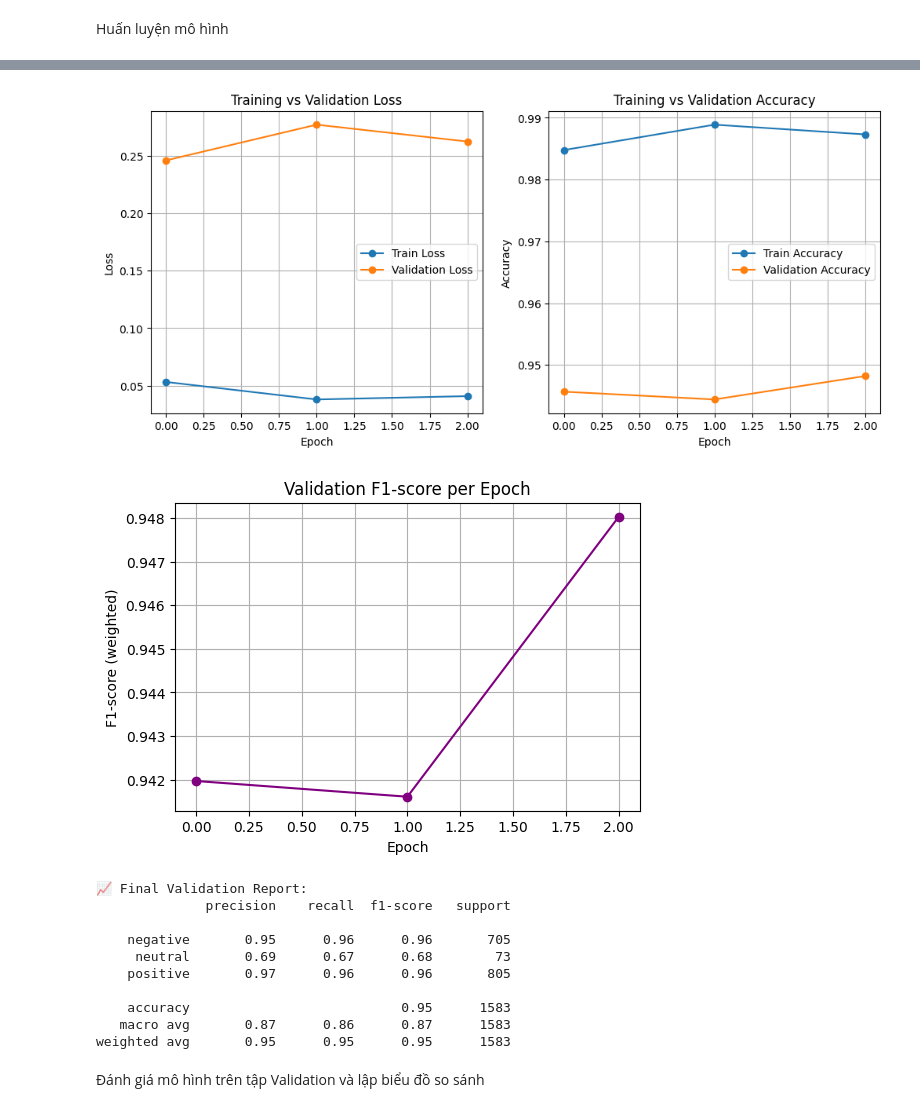
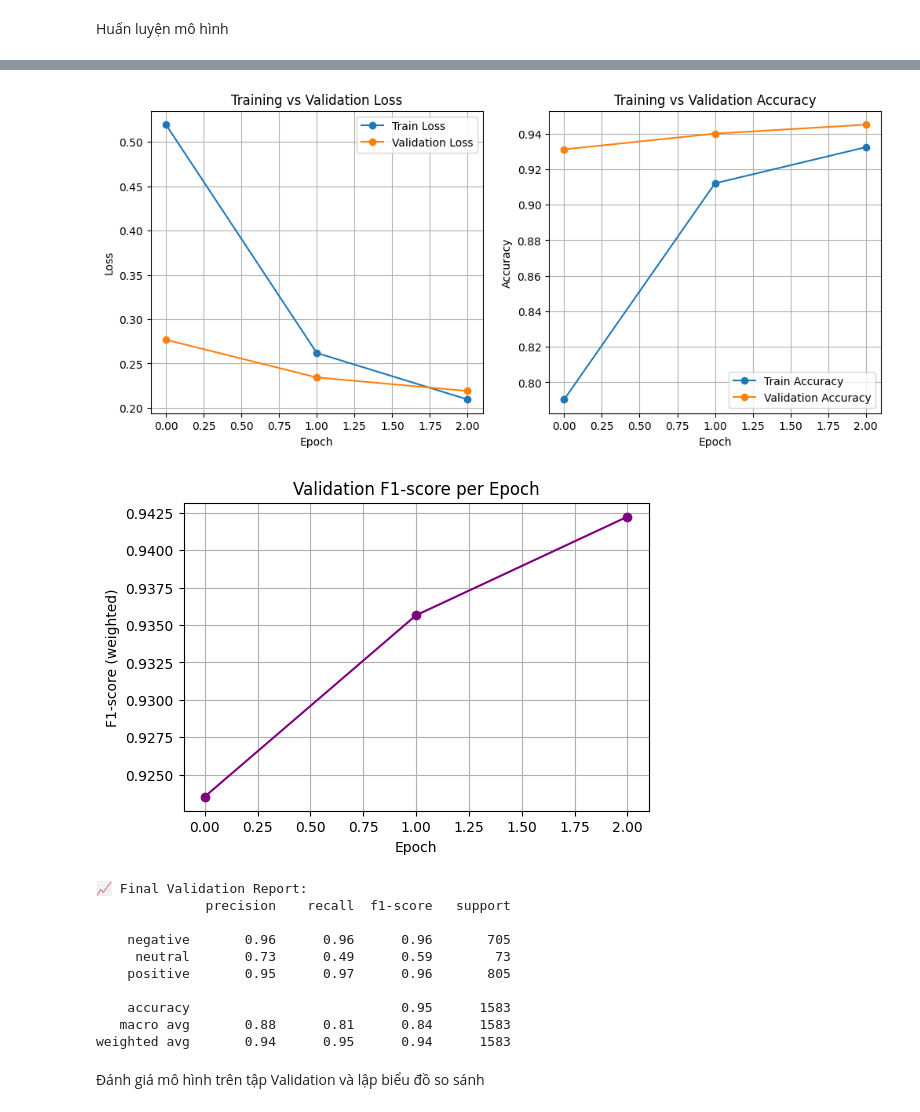
Before and after one commit to BaoHan1712/Emotion_Classify_DeepLearning, a Jupyter notebook: training.ipynb, the cells around one changed output, grey strips where cells are left out. Saved outputs shown, nothing was run; the diff lists cells and outputs as text; code cells hidden in the pictures.

```diff
--- a/training.ipynb
+++ b/training.ipynb
@@ -54,9 +53,9 @@ import pandas as pd
 from underthesea import word_tokenize
 
 # Đọc dữ liệu từ 3 file CSV
-train_df = pd.read_csv("/feedback_train_clean.csv")
-test_df  = pd.read_csv("/feedback_test_clean.csv")
-valid_df = pd.read_csv("/feedback_valid_clean.csv")
+train_df = pd.read_csv("/kaggle/input/data-clean-emotion/feedback_train_clean.csv")
+test_df  = pd.read_csv("/kaggle/input/data-clean-emotion/feedback_test_clean.csv")
+valid_df = pd.read_csv("/kaggle/input/data-clean-emotion/feedback_valid_clean.csv")
 
 # Map lại nhãn
 train_df['sentiment'] = train_df['sentiment'].map({0: 'negative', 1: 'neutral', 2: 'positive'})
@@ -158,7 +157,9 @@ model = AutoModelForSequenceClassification.from_pretrained(
     MODEL_NAME,
     num_labels=num_labels,
     id2label=id2label,
-    label2id=label2id
+    label2id=label2id,
+    hidden_dropout_prob=0.3,            # dropout
+    attention_probs_dropout_prob=0.3
 )
 
 device = torch.device("cuda" if torch.cuda.is_available() else "cpu")
@@ -182,12 +183,12 @@ import matplotlib.pyplot as plt
 
 BATCH_SIZE = 16
 EPOCHS = 3
-LR = 2e-5
+LR = 5e-5
 
 train_loader = DataLoader(train_dataset, batch_size=BATCH_SIZE, shuffle=True)
 valid_loader = DataLoader(valid_dataset, batch_size=BATCH_SIZE)
 
-optimizer = AdamW(model.parameters(), lr=LR)
+optimizer = AdamW(model.parameters(), lr=LR, weight_decay=0.01)
 loss_fn = CrossEntropyLoss()
 
 train_losses, valid_losses = [], []
@@ -304,15 +305,15 @@ print(classification_report(val_trues, val_preds, target_names=label2id.keys()))
-[figure, old version]
+[figure, new version]
-[figure, old version]
+[figure, new version]
 📈 Final Validation Report:
               precision    recall  f1-score   support
 
-    negative       0.95      0.96      0.96       705
-     neutral       0.69      0.67      0.68        73
-    positive       0.97      0.96      0.96       805
+    negative       0.96      0.96      0.96       705
+     neutral       0.73      0.49      0.59        73
+    positive       0.95      0.97      0.96       805
 
     accuracy                           0.95      1583
-   macro avg       0.87      0.86      0.87      1583
-weighted avg       0.95      0.95      0.95      1583
+   macro avg       0.88      0.81      0.84      1583
+weighted avg       0.94      0.95      0.94      1583
 # %% [markdown]
 Đánh giá mô hình trên tập Validation và lập biểu đồ so sánh
 # %%
```
Also changed, not shown: parts of 9 cells of this notebook, 7 other files.
